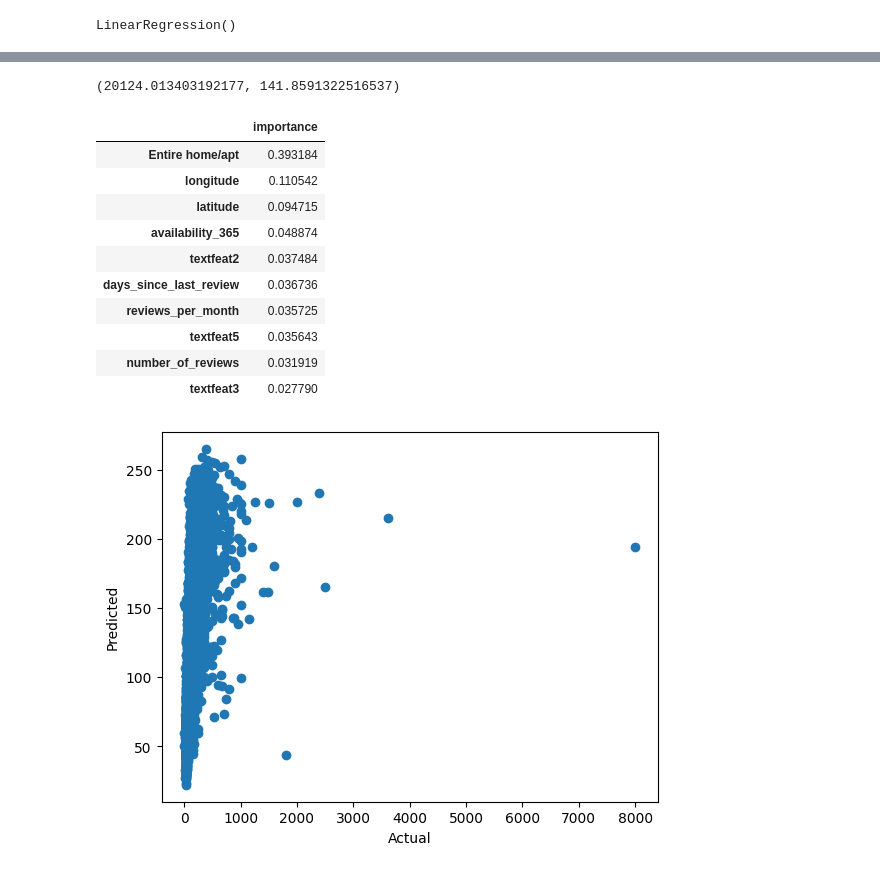
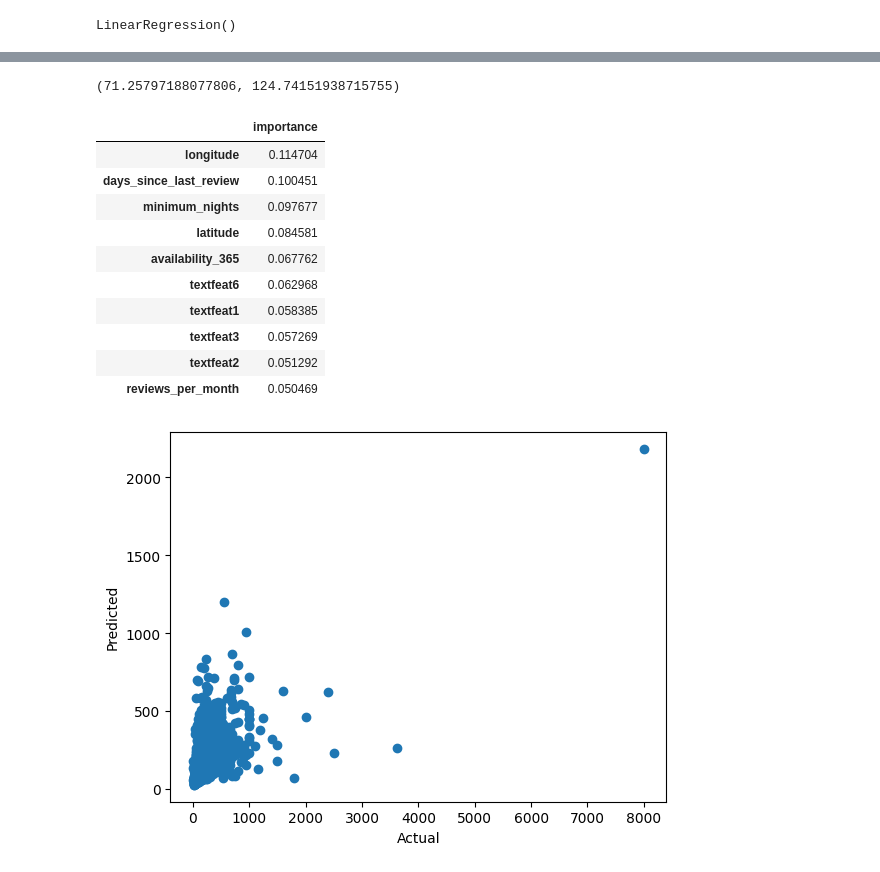
Before and after one commit to joshuajacobs2020/AirbnbPricePrediction, a Jupyter notebook: Airbnb2_Jerry.ipynb, the cells around one changed output, grey strips where cells are left out. Drawn from its saved outputs; the diff is of its cells as text; code cells hidden in the pictures.

```diff
--- a/Airbnb2_Jerry.ipynb
+++ b/Airbnb2_Jerry.ipynb
@@ -143,11 +150,9 @@ mse_linreg, rmse_linreg
 # %%
-# decision tree
-from sklearn.tree import DecisionTreeRegressor as DTR
+# decision tree with max_depth
+tree_optimal = DTR(max_depth = 3, random_state=1)
+tree_optimal.fit(X_train, y_train)
 
-tree = DTR(random_state=1)
-tree.fit(X_train, y_train)
-
-y_pred_tree = tree.predict(X_test)
+y_pred_tree = tree_optimal.predict(X_test)
 results_tree = pd.DataFrame({'Actual': y_test, 'Predicted': y_pred_tree})
 results_tree.head(10)
 # %% [output]
@@ -196,5 +201,0 @@ plt.show()
-# %%
-from sklearn.ensemble import RandomForestRegressor as RFR
-
-bag = RFR(max_features=X_train.shape[1], random_state=1)
-bag.fit(X_train, y_train)
@@ -202,0 +239,4 @@ RandomForestRegressor(max_features=22, random_state=1)
+# %%
+# random forest with max features set from above
+rf = RFR(max_features=5, random_state=1)
+rf.fit(X_train, y_train)
@@ -203,6 +245,7 @@ RandomForestRegressor(max_features=22, random_state=1)
 # %%
-y_pred_bag = bag.predict(X_test)
-results_bag = pd.DataFrame({'Actual': y_test, 'Predicted': y_pred_bag})
-results_bag.head(10)
+# get predictions
+y_pred_rf = rf.predict(X_test)
+results_rf = pd.DataFrame({'Actual': y_test, 'Predicted': y_pred_rf})
+results_rf.head(10)
 # %% [output]
 |  | Actual | Predicted |
@@ -219,30 +262,32 @@ results_bag.head(10)
-# %%
-bag_mse = mean_squared_error(y_test, y_pred_bag)
-bag_rmse = np.sqrt(bag_mse)
-bag_mse, bag_rmse
-# %% [output]
-(20124.013403192177, 141.8591322516537)
+# %%
+# get train and test rmse rf
+train_rf_rmse = np.sqrt(mean_squared_error(y_train, rf.predict(X_train)))
+rf_rmse = np.sqrt(mean_squared_error(y_test, y_pred_rf))
+train_rf_rmse, rf_rmse
+# %% [output]
+(71.25797188077806, 124.74151938715755)
 # %%
+# important features in random forest
 feature_names = X.columns
-feature_imp = pd.DataFrame({'importance':bag.feature_importances_}, index=feature_names)
+feature_imp = pd.DataFrame({'importance':rf.feature_importances_}, index=feature_names)
 feature_imp.sort_values(by='importance', ascending=False).head(10)
 # %% [output]
 |  | importance |
-| Entire home/apt | 0.393184 |
-| longitude | 0.110542 |
-| latitude | 0.094715 |
-| availability_365 | 0.048874 |
-| textfeat2 | 0.037484 |
-| days_since_last_review | 0.036736 |
-| reviews_per_month | 0.035725 |
-| textfeat5 | 0.035643 |
-| number_of_reviews | 0.031919 |
-| textfeat3 | 0.027790 |
+| longitude | 0.114704 |
+| days_since_last_review | 0.100451 |
+| minimum_nights | 0.097677 |
+| latitude | 0.084581 |
+| availability_365 | 0.067762 |
+| textfeat6 | 0.062968 |
+| textfeat1 | 0.058385 |
+| textfeat3 | 0.057269 |
+| textfeat2 | 0.051292 |
+| reviews_per_month | 0.050469 |
 # %%
 # plot actual vs predicted
-plt.scatter(y_test, y_pred_bag)
+plt.scatter(y_test, y_pred_rf)
 plt.xlabel('Actual')
 plt.ylabel('Predicted')
 plt.show()
 # %% [output]
-[figure, old version]
+[figure, new version]
```
Also changed, not shown: parts of 21 cells of this notebook.
